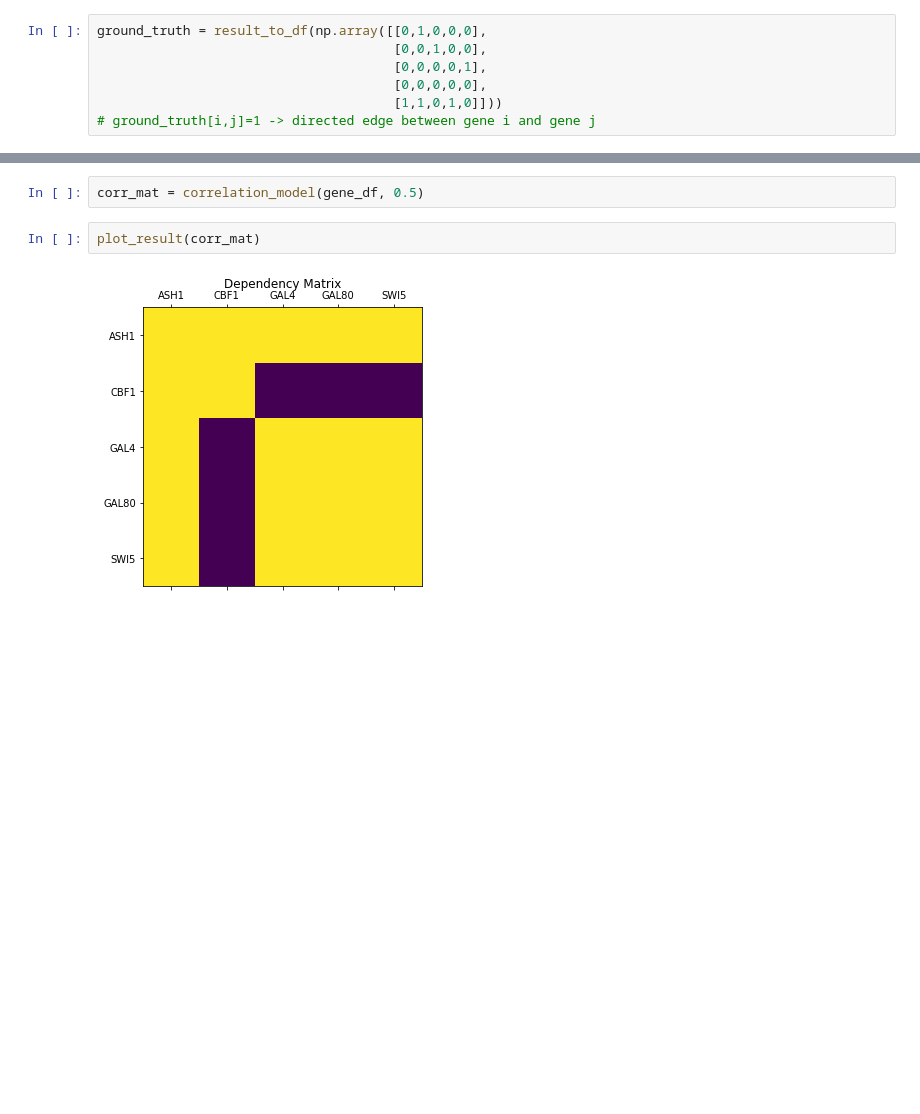
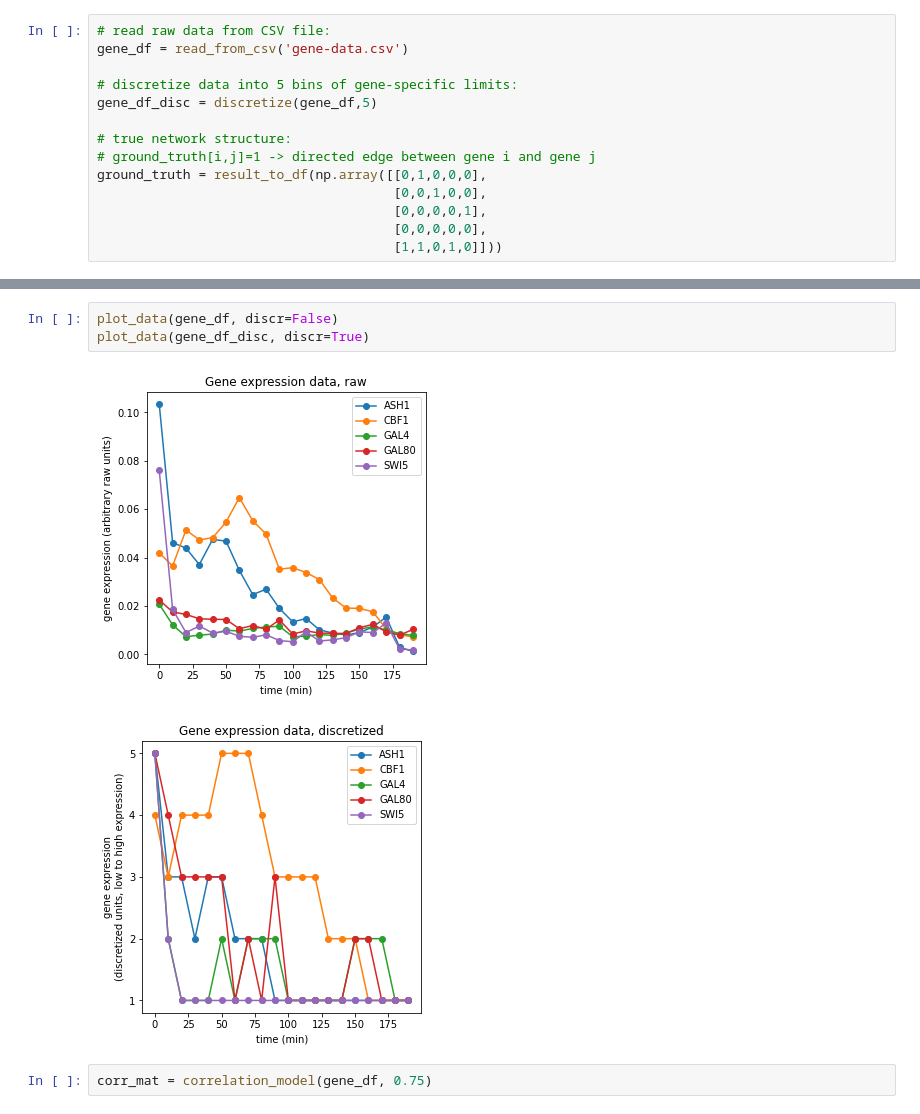
Before and after one commit to taggee/mbn-assignment, a Jupyter notebook: main.ipynb, the cells around one changed output, grey strips where cells are left out. Saved outputs shown, nothing was run; the diff lists cells and outputs as text; blank space fills up the shorter version.

```diff
--- a/main.ipynb
+++ b/main.ipynb
@@ -11,7 +8,14 @@ gene_df = read_from_csv('gene-data.csv')
 # %%
+# read raw data from CSV file:
+gene_df = read_from_csv('gene-data.csv')
+
+# discretize data into 5 bins of gene-specific limits:
+gene_df_disc = discretize(gene_df,5)
+
+# true network structure:
+# ground_truth[i,j]=1 -> directed edge between gene i and gene j
 ground_truth = result_to_df(np.array([[0,1,0,0,0],
                                       [0,0,1,0,0],
                                       [0,0,0,0,1],
                                       [0,0,0,0,0],
                                       [1,1,0,1,0]]))
-# ground_truth[i,j]=1 -> directed edge between gene i and gene j
@@ -18,6 +33,8 @@ ground_truth = result_to_df(np.array([[0,1,0,0,0],
+# %%
+plot_data(gene_df, discr=False)
+plot_data(gene_df_disc, discr=True)
+# %% [output]
+[figure, added]
+[figure, added]
 # %%
-corr_mat = correlation_model(gene_df, 0.5)
+corr_mat = correlation_model(gene_df, 0.75)
-# %%
-plot_result(corr_mat)
-# %% [output]
-[figure, removed]
```
Also changed, not shown: parts of 4 cells of this notebook, 3 other files.
